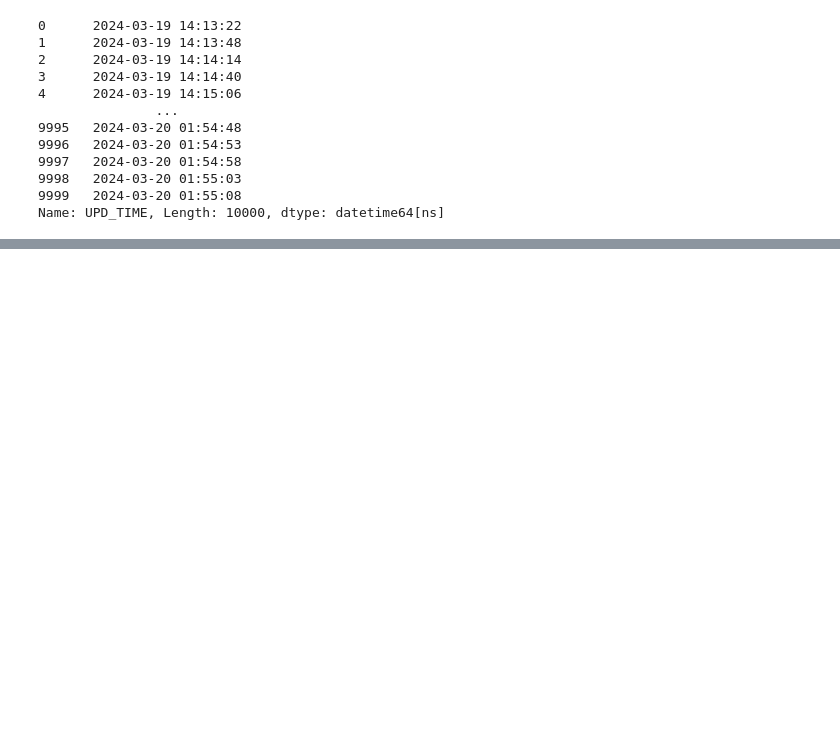
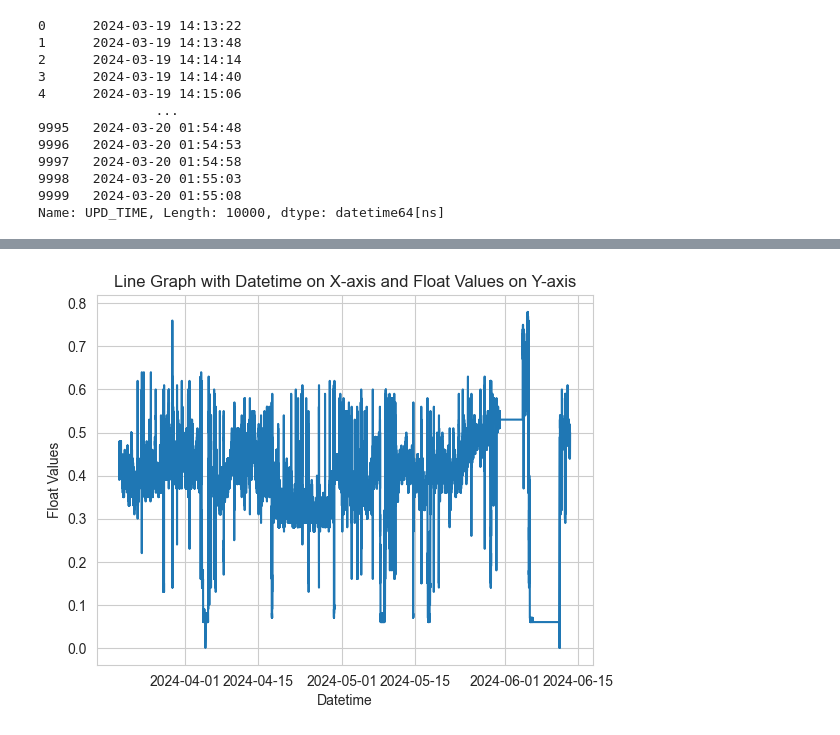
Before and after one commit to hrishikesh1017/AMNS, a Jupyter notebook: test.ipynb, the cells around one changed output, grey strips where cells are left out. Saved outputs shown, nothing was run; the diff lists cells and outputs as text; code cells hidden in the pictures; blank space fills up the shorter version.

```diff
--- a/test.ipynb
+++ b/test.ipynb
@@ -119,0 +156,16 @@ Name: UPD_TIME, Length: 10000, dtype: datetime64[ns]
+# %%
+df1 = pd.read_excel("SINTER_RCM_DATA.xlsx")
+# %%
+new_df = df1[['UPD_TIME', 'CF2_MNDE_V_VBT']].copy()
+# %%
+import seaborn as sns
+sns.set_style("whitegrid")
+
+# Plotting the graph
+sns.lineplot(x='UPD_TIME', y='CF2_MNDE_V_VBT', data=new_df)
+plt.xlabel('Datetime')
+plt.ylabel('Float Values')
+plt.title('Line Graph with Datetime on X-axis and Float Values on Y-axis')
+plt.show()
+# %% [output]
+[figure, added]
```
Also changed, not shown: parts of 7 cells of this notebook, 1 other file.
